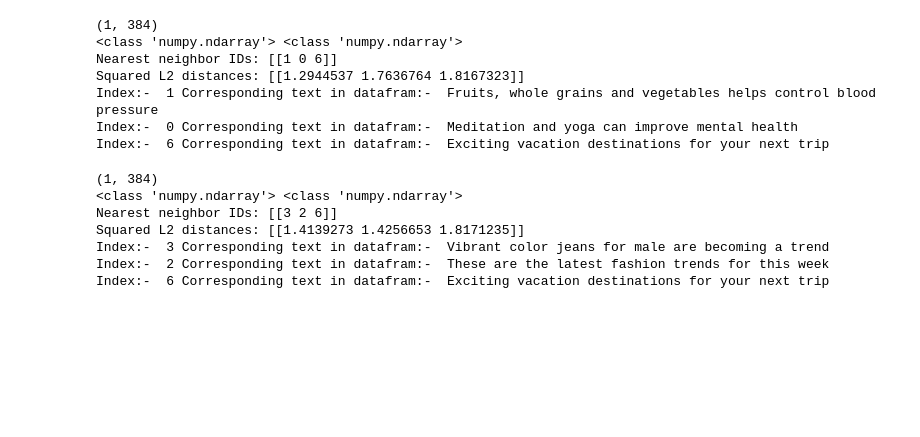
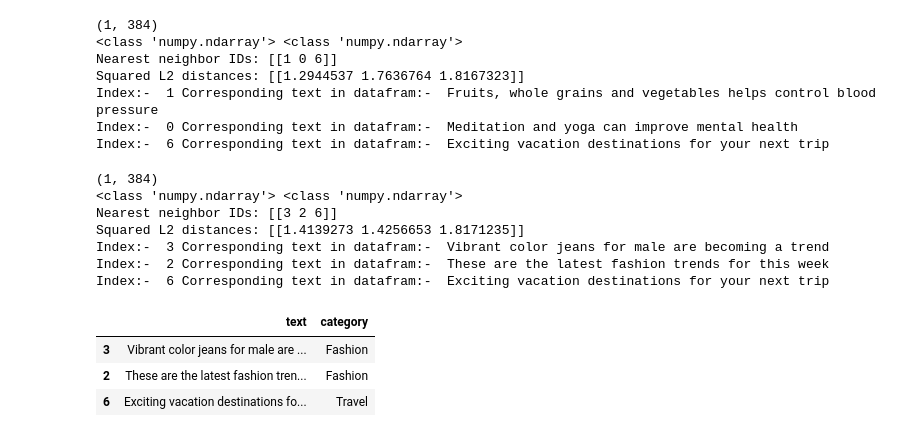
Before and after one commit to Kd-Here/Finanacial_Analyst_Rag, a Jupyter notebook: Notebook/vector_storage.ipynb, the cells around one changed output. Cells and saved outputs as stored; diff of their text form; code cells hidden in the pictures; blank space fills up the shorter version.

```diff
--- a/Notebook/vector_storage.ipynb
+++ b/Notebook/vector_storage.ipynb
@@ -331,3 +331,10 @@ Squared L2 distances: [[1.4139273 1.4256653 1.8171235]]
 Index:-  3 Corresponding text in datafram:-  Vibrant color jeans for male are becoming a trend
 Index:-  2 Corresponding text in datafram:-  These are the latest fashion trends for this week
 Index:-  6 Corresponding text in datafram:-  Exciting vacation destinations for your next trip
+# %%
+df.loc[indices[0]]
+# %% [output]
+|  | text | category |
+| 3 | Vibrant color jeans for male are ... | Fashion |
+| 2 | These are the latest fashion tren... | Fashion |
+| 6 | Exciting vacation destinations fo... | Travel |
```
Also changed, not shown: 6 other files.
